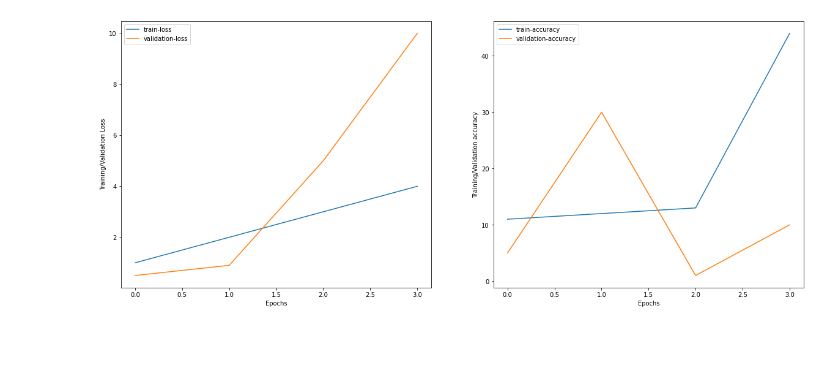
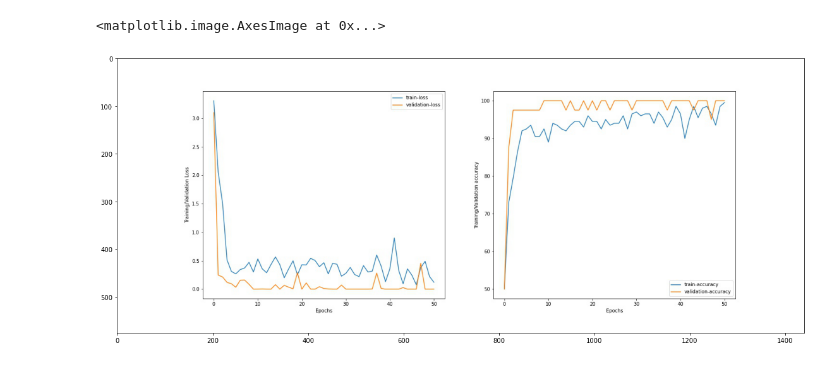
Before and after one commit to matthewrberning/wheat-awn-classification-multiyear, a Jupyter notebook: model/train_loop_test.ipynb, the cells around one changed output. Cells and saved outputs as stored; diff of their text form; code cells hidden in the pictures; blank space fills up the shorter version.

```diff
--- a/model/train_loop_test.ipynb
+++ b/model/train_loop_test.ipynb
@@ -292,30 +281,0 @@ plt.imshow(plot[1])
-# %%
-epochs = 3
-
-training_loss_history = [1,2,3,4]
-validation_loss_history = [0.5, 0.9, 5, 10]
-
-training_accuracy_history = [11,12,13,44]
-validation_accuracy_history = [5, 30, 1, 10]
-
-fig = plt.figure(figsize=(20,8))
-
-ax = fig.add_subplot(1, 2, 1)
-plt.plot(range(epochs+1), training_loss_history, label='train-loss')
-plt.plot(range(epochs+1), validation_loss_history, label= 'validation-loss')
-plt.ylabel('Training/Validation Loss')
-plt.xlabel('Epochs')
-plt.legend(loc='best')
-# plt.savefig(f"/pless_nfs/home/matthewrberning/wheat-awn-classification-multiyear/runs/{current_time}_loss-plot.jpg")
-
-ax = fig.add_subplot(1, 2, 2)
-plt.plot(range(epochs+1), training_accuracy_history, label='train-accuracy')
-plt.plot(range(epochs+1), validation_accuracy_history, label= 'validation-accuracy')
-plt.ylabel('Training/Validation accuracy')
-plt.xlabel('Epochs')
-plt.legend(loc='best')
-# plt.savefig(f"/pless_nfs/home/matthewrberning/wheat-awn-classification-multiyear/runs/{current_time}_accuracy-plot.jpg")
-
-fig.savefig(f"/pless_nfs/home/matthewrberning/wheat-awn-classification-multiyear/runs/test_loss_accuracy-plot.jpg")
-# %% [output]
-[figure, removed]
@@ -321,0 +290,11 @@ fig.savefig(f"/pless_nfs/home/matthewrberning/wheat-awn-classification-multiyear
+# %%
+import PIL
+pdir = "/pless_nfs/home/matthewrberning/wheat-awn-classification-multiyear/runs/"
+plots = os.listdir(pdir)
+p = os.path.join(pdir, plots[2])
+pimg = PIL.Image.open(p)
+plt.figure(figsize = (20,8))
+plt.imshow(pimg)
+# %% [output]
+<matplotlib.image.AxesImage at 0x...>
+[figure, added]
```
Also changed, not shown: parts of 10 cells of this notebook.
